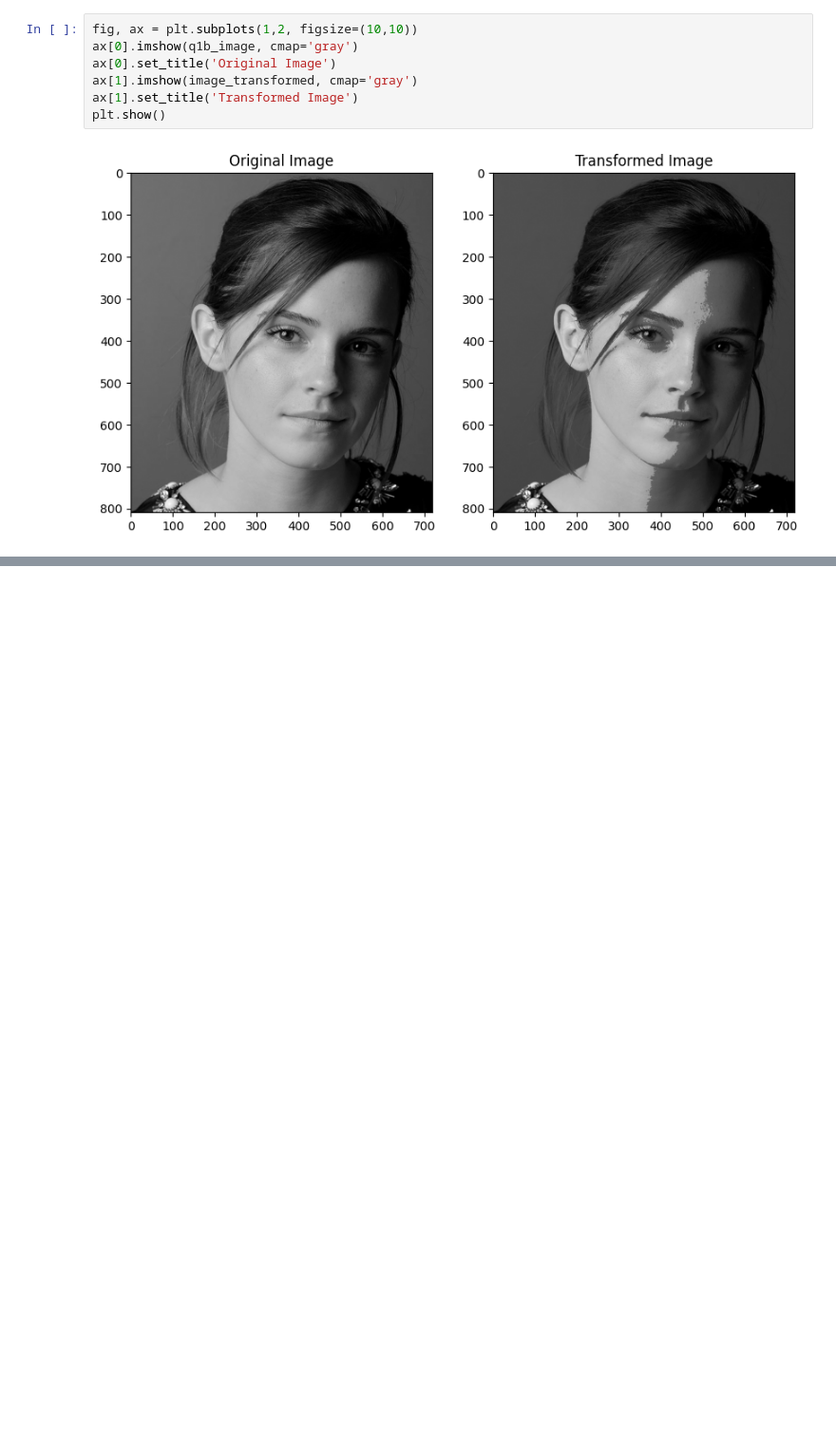
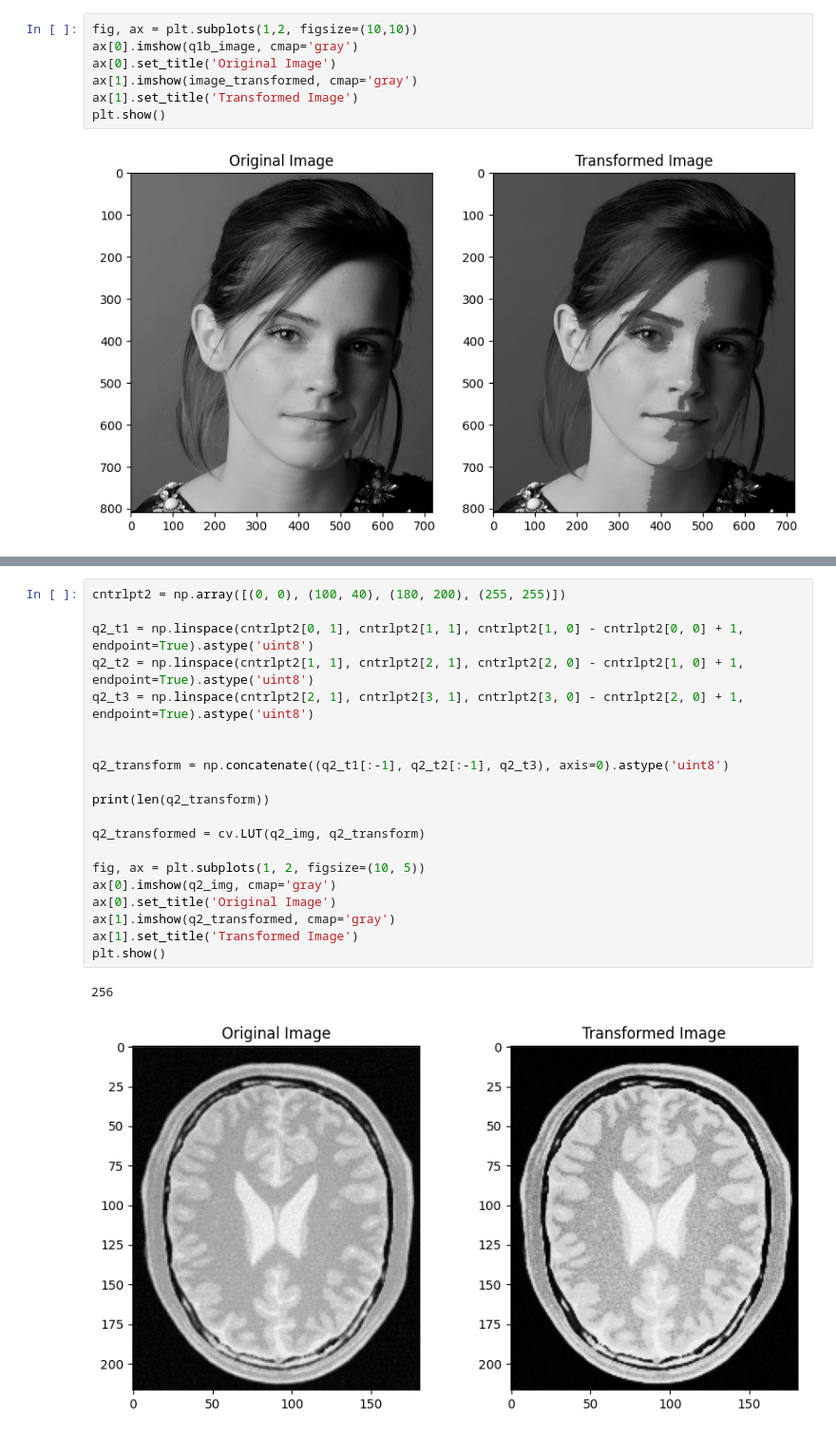
Before and after one commit to hpbowala/ComputerVisionAssignment, a Jupyter notebook: 249290X_ComputerVisionAssignment.ipynb, the cells around one changed output, grey strips where cells are left out. Shown at 95% size. Saved outputs shown, nothing was run; the diff lists cells and outputs as text; blank space fills up the shorter version.

```diff
--- a/249290X_ComputerVisionAssignment.ipynb
+++ b/249290X_ComputerVisionAssignment.ipynb
@@ -57,0 +96,23 @@ plt.show()
+# %%
+cntrlpt2 = np.array([(0, 0), (100, 40), (180, 200), (255, 255)])
+
+q2_t1 = np.linspace(cntrlpt2[0, 1], cntrlpt2[1, 1], cntrlpt2[1, 0] - cntrlpt2[0, 0] + 1, endpoint=True).astype('uint8')
+q2_t2 = np.linspace(cntrlpt2[1, 1], cntrlpt2[2, 1], cntrlpt2[2, 0] - cntrlpt2[1, 0] + 1, endpoint=True).astype('uint8')
+q2_t3 = np.linspace(cntrlpt2[2, 1], cntrlpt2[3, 1], cntrlpt2[3, 0] - cntrlpt2[2, 0] + 1, endpoint=True).astype('uint8')
+
+
+q2_transform = np.concatenate((q2_t1[:-1], q2_t2[:-1], q2_t3), axis=0).astype('uint8')
+
+print(len(q2_transform))
+
+q2_transformed = cv.LUT(q2_img, q2_transform)
+
+fig, ax = plt.subplots(1, 2, figsize=(10, 5))
+ax[0].imshow(q2_img, cmap='gray')
+ax[0].set_title('Original Image')
+ax[1].imshow(q2_transformed, cmap='gray')
+ax[1].set_title('Transformed Image')
+plt.show()
+# %% [output]
+256
+[figure, added]
```
Also changed, not shown: parts of 7 cells of this notebook.
